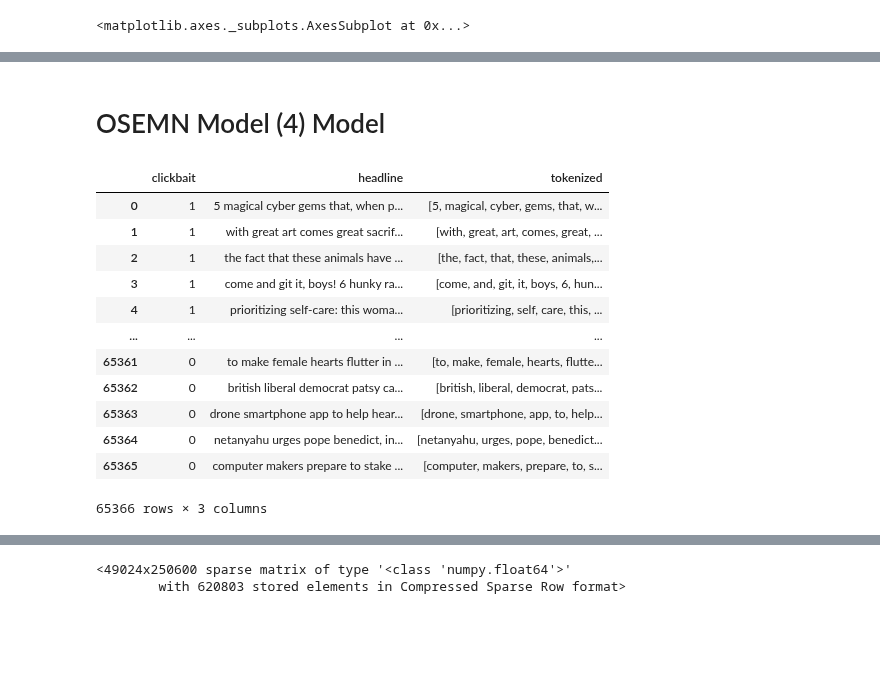
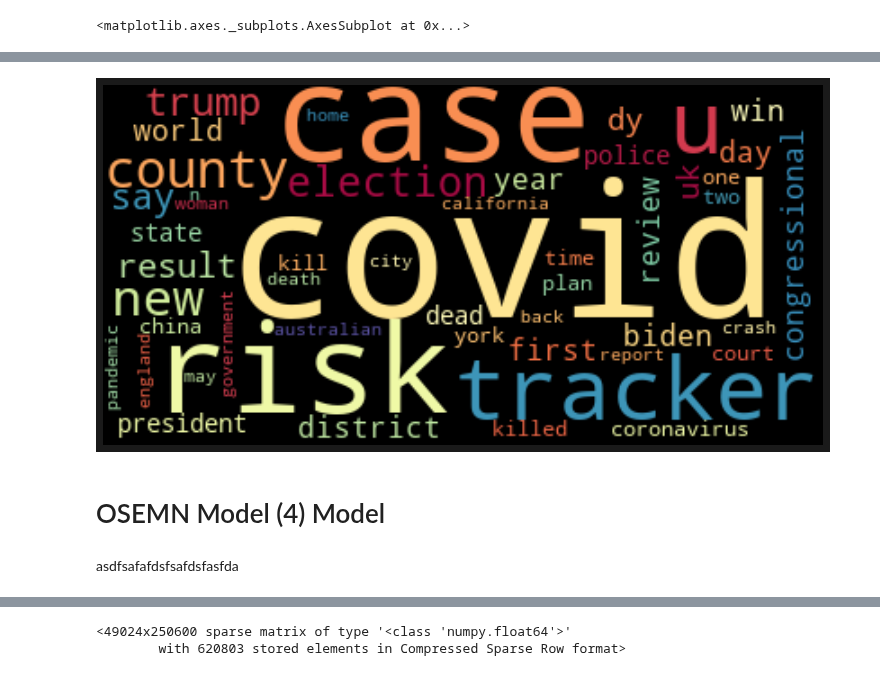
Before and after one commit to tjkim614/clickbait_headline_detector, a Jupyter notebook: 2_scrub.ipynb, the cells around one changed output, grey strips where cells are left out. Cells and saved outputs as stored; diff of their text form; code cells hidden in the pictures; blank space fills up the shorter version.

```diff
--- a/2_scrub.ipynb
+++ b/2_scrub.ipynb
@@ -340,2 +340,18 @@ plt.show()
+# %%
+# Word Cloud
+
+wordcloud = WordCloud(colormap='Spectral', max_words=50).generate_from_frequencies(lemmatized_ncb_fdist)
+
+plt.figure(figsize=(10,10), facecolor='k')
+plt.imshow(wordcloud, interpolation='bilinear')
+plt.axis("off")
+plt.tight_layout(pad=0)
+
+# Uncomment to save image:
+# plt.savefig('insert_figure_name.png')
+
+plt.show()
+# %% [output]
+[figure, added]
 # %% [markdown]
 # OSEMN Model (4) Model
@@ -344 +358,3 @@ from sklearn.model_selection import train_test_split
+# %% [markdown]
+asdfsafafdsfsafdsfasfda
 # %%
@@ -347,17 +368,0 @@ from sklearn.feature_extraction.text import TfidfTransformer
-# %%
-preprocessed_data = data
-preprocessed_data
-# %% [output]
-|  | clickbait | headline | tokenized |
-| 0 | 1 | 5 magical cyber gems that, when p... | [5, magical, cyber, gems, that, w... |
-| 1 | 1 | with great art comes great sacrif... | [with, great, art, comes, great, ... |
-| 2 | 1 | the fact that these animals have ... | [the, fact, that, these, animals,... |
-| 3 | 1 | come and git it, boys! 6 hunky ra... | [come, and, git, it, boys, 6, hun... |
-| 4 | 1 | prioritizing self-care: this woma... | [prioritizing, self, care, this, ... |
-| ... | ... | ... | ... |
-| 65361 | 0 | to make female hearts flutter in ... | [to, make, female, hearts, flutte... |
-| 65362 | 0 | british liberal democrat patsy ca... | [british, liberal, democrat, pats... |
-| 65363 | 0 | drone smartphone app to help hear... | [drone, smartphone, app, to, help... |
-| 65364 | 0 | netanyahu urges pope benedict, in... | [netanyahu, urges, pope, benedict... |
-| 65365 | 0 | computer makers prepare to stake ... | [computer, makers, prepare, to, s... |
-65366 rows × 3 columns
```
Also changed, not shown: parts of 16 cells of this notebook.
